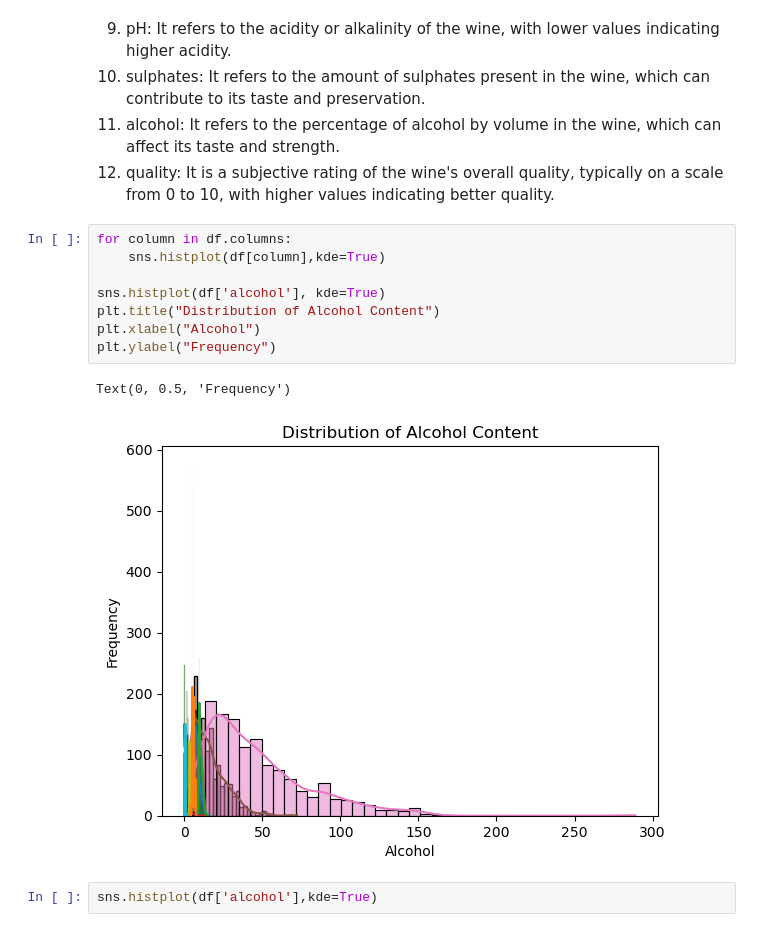
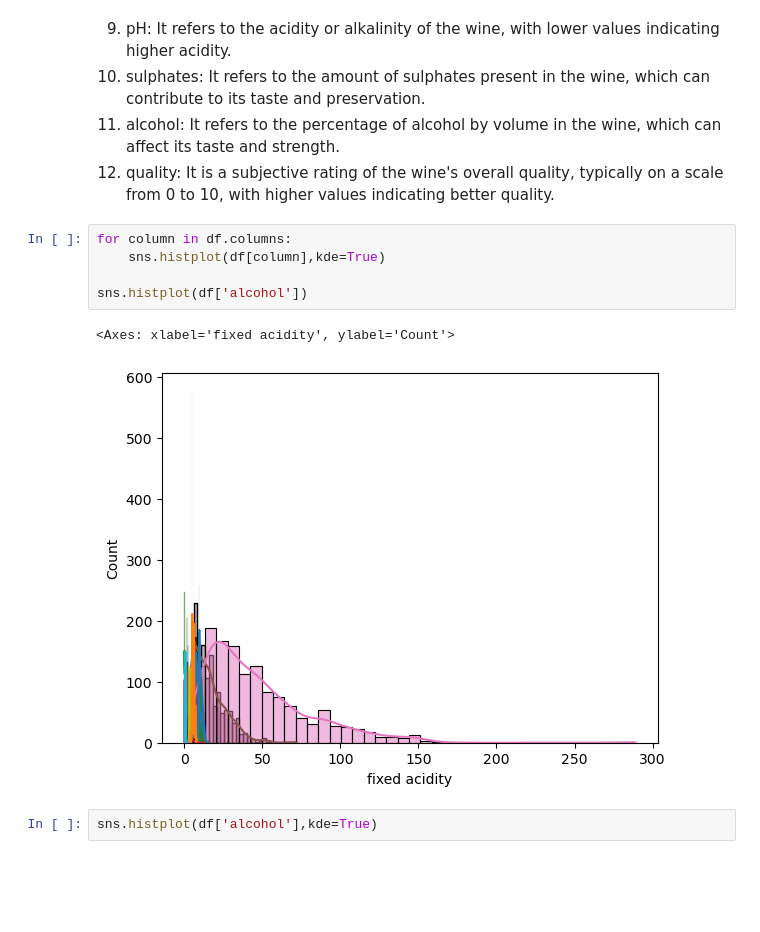
Before and after one commit to HIMANSHU-heist/data-science-journey, a Jupyter notebook: red-wine-quality-eda/notebook/EDA_REDWINE.ipynb, the cells around one changed output. Cells and saved outputs as stored; diff of their text form; blank space fills up the shorter version.

```diff
--- a/red-wine-quality-eda/notebook/EDA_REDWINE.ipynb
+++ b/red-wine-quality-eda/notebook/EDA_REDWINE.ipynb
@@ -179,14 +191,11 @@ sns.heatmap(df.corr(),annot=True)#anot=True to show the correlation values in th
 # %%
 for column in df.columns:
     sns.histplot(df[column],kde=True)
 
-sns.histplot(df['alcohol'], kde=True)
-plt.title("Distribution of Alcohol Content")
-plt.xlabel("Alcohol")
-plt.ylabel("Frequency")
+sns.histplot(df['alcohol'])
 # %% [output]
-Text(0, 0.5, 'Frequency')
+<Axes: xlabel='fixed acidity', ylabel='Count'>
-[figure, old version]
+[figure, new version]
 # %%
 sns.histplot(df['alcohol'],kde=True)
 # %% [output]
```
Also changed, not shown: parts of 5 cells of this notebook.
